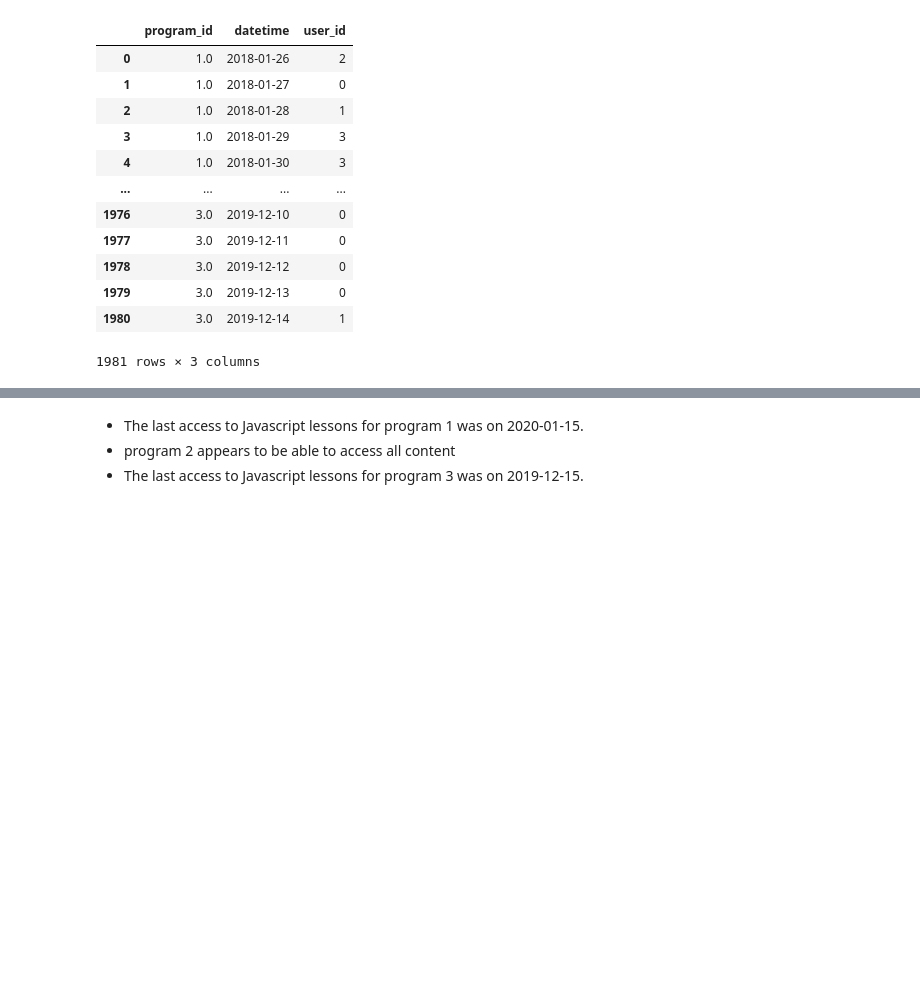
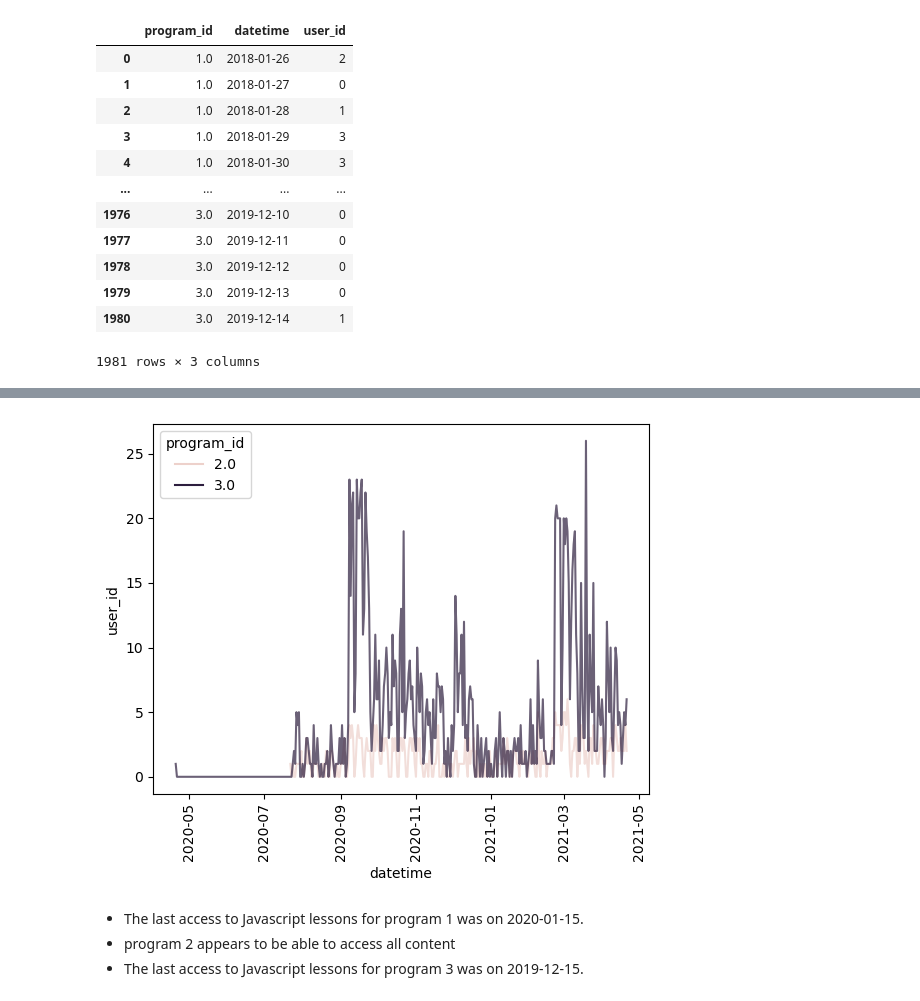
Before and after one commit to Adam-Harris87/anomaly-detection-exercises, a Jupyter notebook: anomaly_detection_exercise.ipynb, the cells around one changed output, grey strips where cells are left out. Drawn from its saved outputs; the diff is of its cells as text; code cells hidden in the pictures; blank space fills up the shorter version.

```diff
--- a/anomaly_detection_exercise.ipynb
+++ b/anomaly_detection_exercise.ipynb
@@ -344,0 +335,9 @@ plt.show()
+# %%
+clas = traffic[traffic.lesson == 'classification'].groupby('program_id').\
+    resample('D').user_id.nunique().reset_index()
+# %%
+sns.lineplot(data=clas, x='datetime', y='user_id', hue='program_id', alpha=0.7)
+plt.xticks(rotation=90)
+plt.show()
+# %% [output]
+[figure, added]
```
Also changed, not shown: parts of 8 cells of this notebook.
